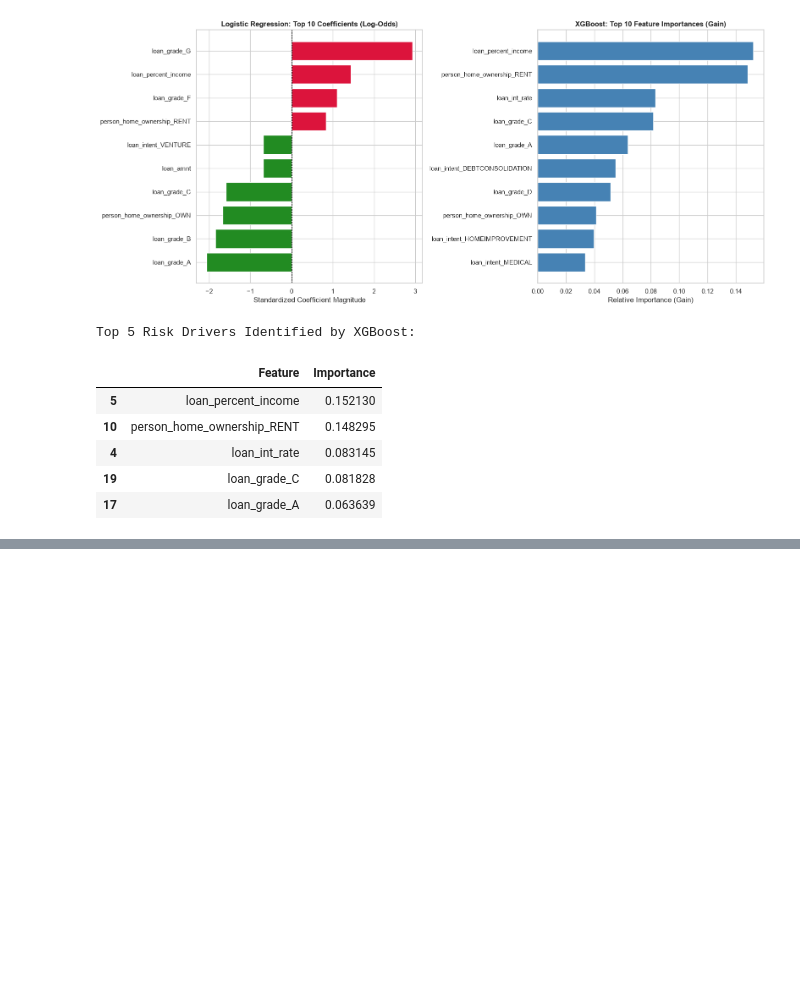
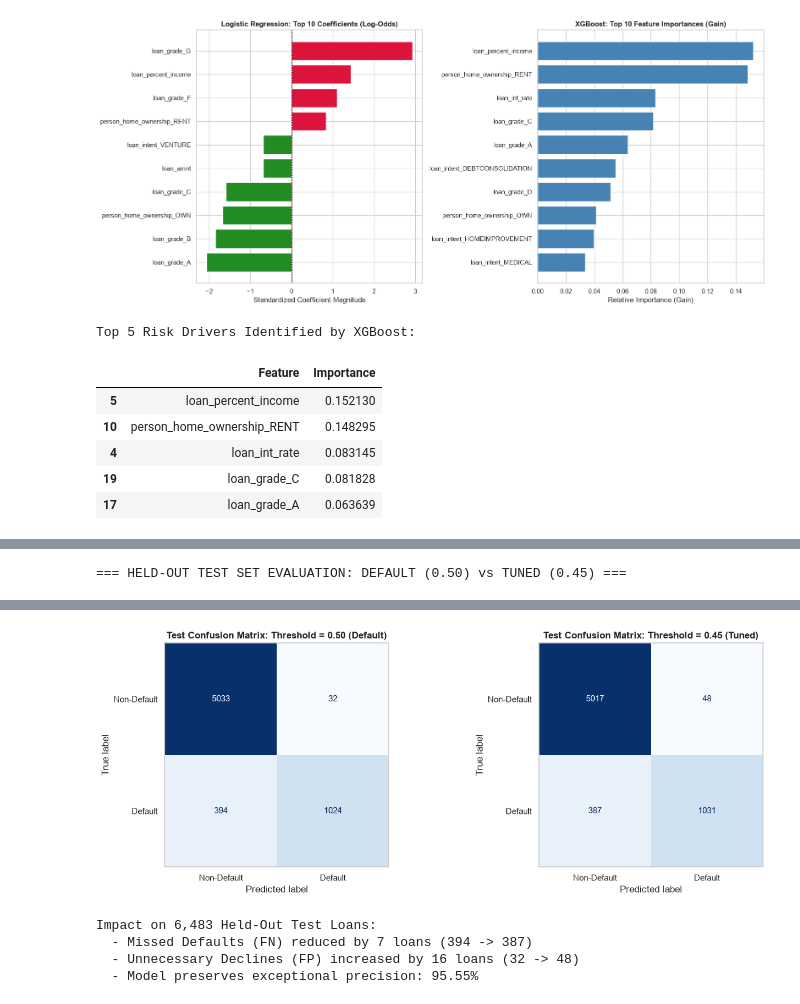
Before and after one commit to piyush00580/banking-risk-intelligence-platform, a Jupyter notebook: notebooks/credit_risk_modeling.ipynb, the cells around one changed output, grey strips where cells are left out. Drawn from its saved outputs; the diff is of its cells as text; code cells hidden in the pictures; blank space fills up the shorter version.

```diff
--- a/notebooks/credit_risk_modeling.ipynb
+++ b/notebooks/credit_risk_modeling.ipynb
@@ -559,0 +647,69 @@ Top 5 Risk Drivers Identified by XGBoost:
+# %%
+# Step 11: Evaluate Selected Threshold on the Untouched Held-Out Test Set
+
+SELECTED_THRESHOLD = 0.45
+DEFAULT_THRESHOLD = 0.50
+
+test_probabilities = champion_pipe.predict_proba(X_test)[:, 1]
+
+# Predictions under default vs selected threshold
+preds_default = (test_probabilities >= DEFAULT_THRESHOLD).astype(int)
+preds_selected = (test_probabilities >= SELECTED_THRESHOLD).astype(int)
+
+# Compile comparison metrics on test set
+test_comparison = []
+for name, preds, t_val in [
+    ("Default Threshold (0.50)", preds_default, DEFAULT_THRESHOLD),
+    ("Tuned Threshold (0.45)", preds_selected, SELECTED_THRESHOLD),
+]:
+    cm = confusion_matrix(y_test, preds)
+    p = precision_score(y_test, preds)
+    r = recall_score(y_test, preds)
+    f1 = f1_score(y_test, preds)
+    f2 = fbeta_score(y_test, preds, beta=2)
+    test_comparison.append({
+        "Operating Threshold": name,
+        "Threshold Value": t_val,
+        "Precision": round(p, 4),
+        "Recall": round(r, 4),
+        "F1-Score": round(f1, 4),
+        "F2-Score": round(f2, 4),
+        "True Neg (TN)": int(cm[0, 0]),
+        "False Pos (FP)": int(cm[0, 1]),
+        "False Neg (FN)": int(cm[1, 0]),
+        "True Pos (TP)": int(cm[1, 1]),
+    })
+
+test_comp_df = pd.DataFrame(test_comparison).set_index("Operating Threshold")
+print("=== HELD-OUT TEST SET EVALUATION: DEFAULT (0.50) vs TUNED (0.45) ===")
+display(test_comp_df)
+
+# Side-by-side Confusion Matrices on Test Set
+fig, (ax1, ax2) = plt.subplots(1, 2, figsize=(14, 5))
+
+cm_def = confusion_matrix(y_test, preds_default)
+ConfusionMatrixDisplay(cm_def, display_labels=["Non-Default", "Default"]).plot(
+    ax=ax1, cmap="Blues", colorbar=False
+)
+ax1.set_title("Test Confusion Matrix: Threshold = 0.50 (Default)", fontsize=12, fontweight="bold")
+ax1.grid(False)
+
+cm_sel = confusion_matrix(y_test, preds_selected)
+ConfusionMatrixDisplay(cm_sel, display_labels=["Non-Default", "Default"]).plot(
+    ax=ax2, cmap="Blues", colorbar=False
+)
+ax2.set_title("Test Confusion Matrix: Threshold = 0.45 (Tuned)", fontsize=12, fontweight="bold")
+ax2.grid(False)
+
+plt.tight_layout()
+plt.show()
+
+# Verification metrics
+fn_diff = cm_def[1, 0] - cm_sel[1, 0]
+fp_diff = cm_sel[0, 1] - cm_def[0, 1]
+print(f"\nImpact on 6,483 Held-Out Test Loans:")
+print(f"  - Missed Defaults (FN) reduced by {fn_diff} loans ({cm_def[1, 0]} -> {cm_sel[1, 0]})")
+print(f"  - Unnecessary Declines (FP) increased by {fp_diff} loans ({cm_def[0, 1]} -> {cm_sel[0, 1]})")
+print(f"  - Model preserves exceptional precision: {test_comp_df.loc['Tuned Threshold (0.45)', 'Precision']:.2%}")
+# %% [output]
+=== HELD-OUT TEST SET EVALUATION: DEFAULT (0.50) vs TUNED (0.45) ===
@@ -559,0 +720,5 @@ Top 5 Risk Drivers Identified by XGBoost:
+[figure, added]
+Impact on 6,483 Held-Out Test Loans:
+  - Missed Defaults (FN) reduced by 7 loans (394 -> 387)
+  - Unnecessary Declines (FP) increased by 16 loans (32 -> 48)
+  - Model preserves exceptional precision: 95.55%
```
Also changed, not shown: parts of 19 cells of this notebook, 2 other files.
